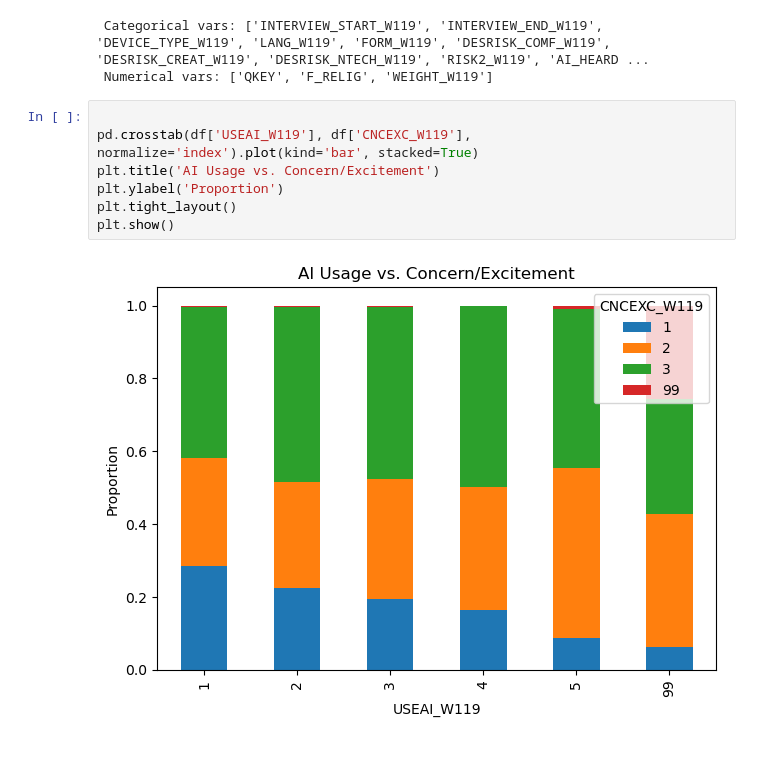
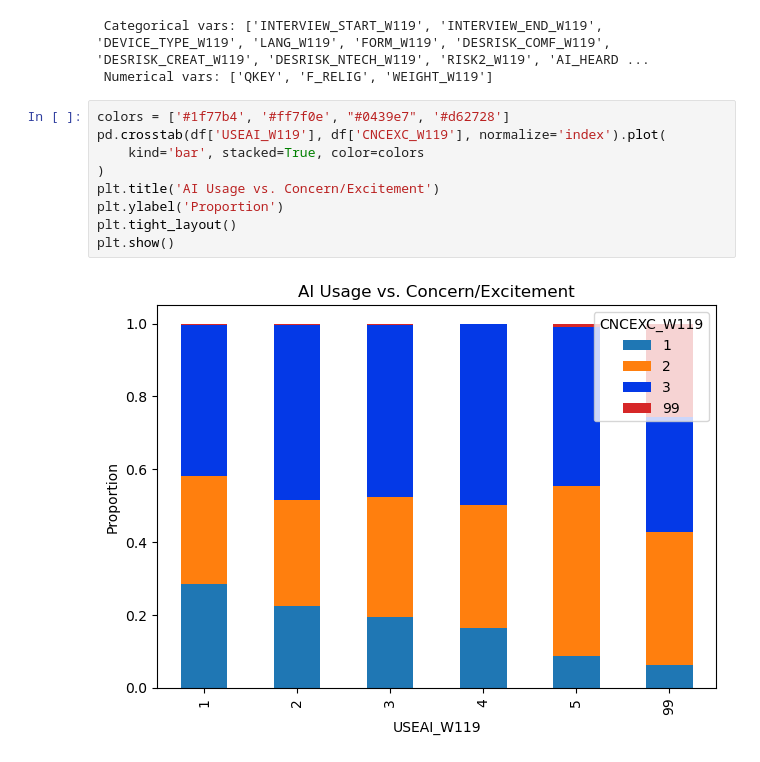
Before and after one commit to 57662584/MMAI5000_group_14_project, a Jupyter notebook: 5000 group project.ipynb, the cells around one changed output. Cells and saved outputs as stored; diff of their text form.

```diff
--- a/5000 group project.ipynb
+++ b/5000 group project.ipynb
@@ -621,11 +620,13 @@ print(" Numerical vars:", num_vars[:10])
  Categorical vars: ['INTERVIEW_START_W119', 'INTERVIEW_END_W119', 'DEVICE_TYPE_W119', 'LANG_W119', 'FORM_W119', 'DESRISK_COMF_W119', 'DESRISK_CREAT_W119', 'DESRISK_NTECH_W119', 'RISK2_W119', 'AI_HEARD ...
  Numerical vars: ['QKEY', 'F_RELIG', 'WEIGHT_W119']
 # %%
-
-pd.crosstab(df['USEAI_W119'], df['CNCEXC_W119'], normalize='index').plot(kind='bar', stacked=True)
+colors = ['#1f77b4', '#ff7f0e', "#0439e7", '#d62728']
+pd.crosstab(df['USEAI_W119'], df['CNCEXC_W119'], normalize='index').plot(
+    kind='bar', stacked=True, color=colors
+)
 plt.title('AI Usage vs. Concern/Excitement')
 plt.ylabel('Proportion')
 plt.tight_layout()
 plt.show()
 # %% [output]
-[figure, old version]
+[figure, new version]
```
Also changed, not shown: parts of 1 cell of this notebook.
